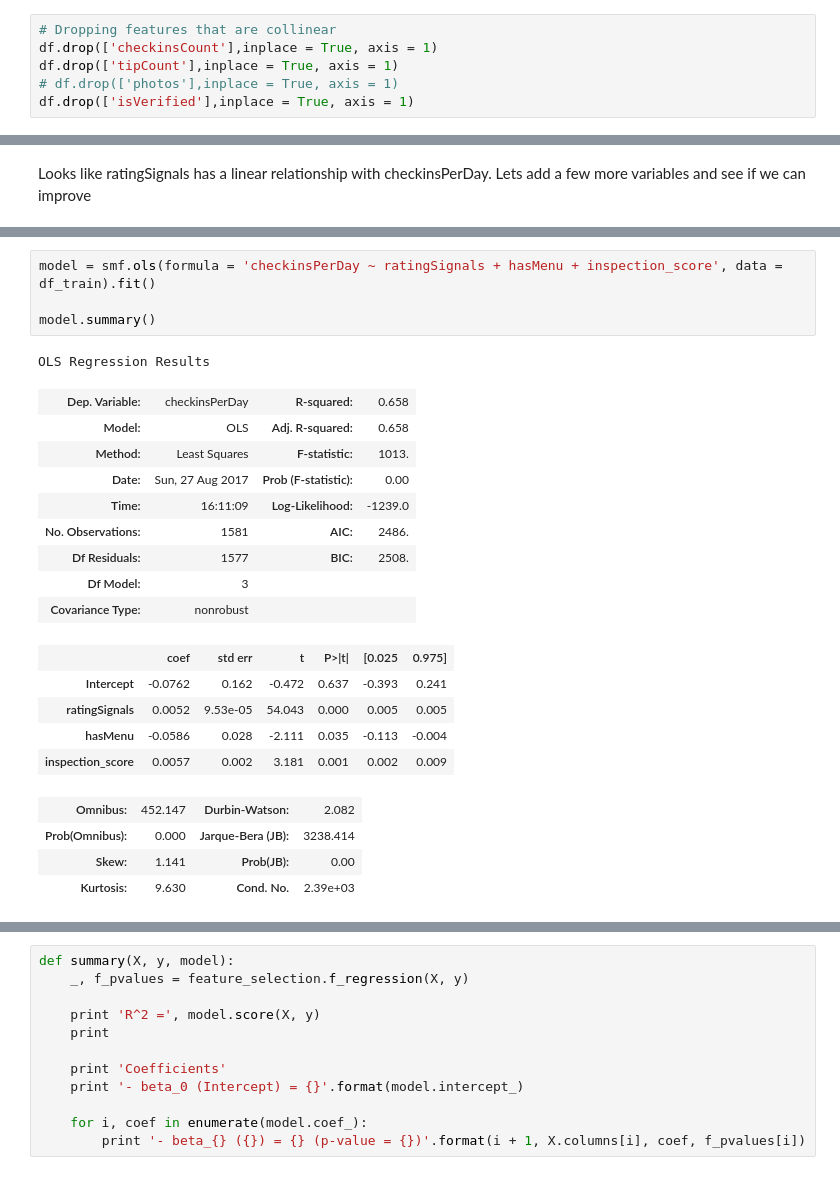
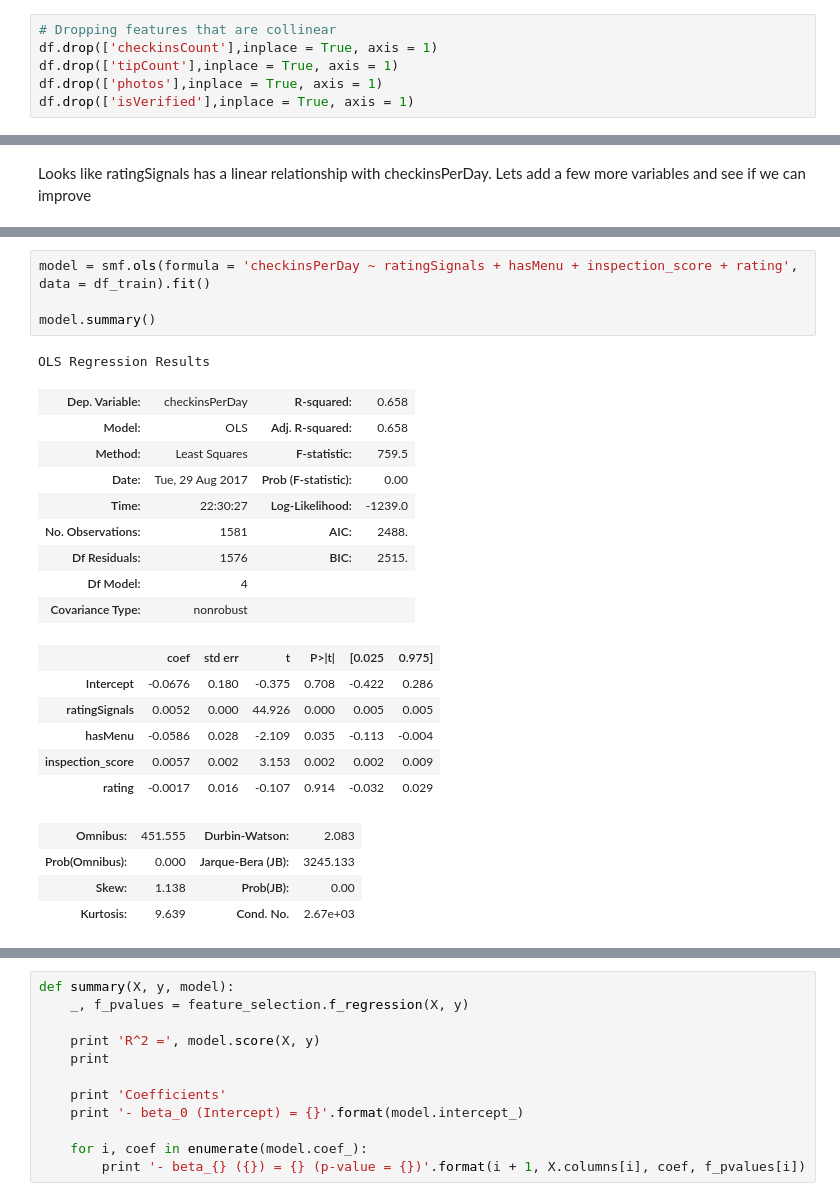
Before and after one commit to manulohiya/checkin-predictor, a Jupyter notebook: notebooks/checkin_predictor_part3.ipynb, the cells around one changed output, grey strips where cells are left out. Cells and saved outputs as stored; diff of their text form.

```diff
--- a/notebooks/checkin_predictor_part3.ipynb
+++ b/notebooks/checkin_predictor_part3.ipynb
@@ -161,7 +161,7 @@ plt.matshow(corr)
 # Dropping features that are collinear
 df.drop(['checkinsCount'],inplace = True, axis = 1)
 df.drop(['tipCount'],inplace = True, axis = 1)
-# df.drop(['photos'],inplace = True, axis = 1)
+df.drop(['photos'],inplace = True, axis = 1)
 df.drop(['isVerified'],inplace = True, axis = 1)
 # %%
 corr = df.corr()
@@ -370,26 +369,27 @@ OLS Regression Results
 | Skew: | 1.265 | Prob(JB): | 4.48e-109 |
 | Kurtosis: | 4.083 | Cond. No. | 5.76 |
 # %%
-model = smf.ols(formula = 'checkinsPerDay ~ ratingSignals + hasMenu + inspection_score', data = df_train).fit()
+model = smf.ols(formula = 'checkinsPerDay ~ ratingSignals + hasMenu + inspection_score + rating', data = df_train).fit()
 
 model.summary()
 # %% [output]
 OLS Regression Results
 | Dep. Variable: | checkinsPerDay | R-squared: | 0.658 |
 | Model: | OLS | Adj. R-squared: | 0.658 |
-| Method: | Least Squares | F-statistic: | 1013. |
-| Date: | Sun, 27 Aug 2017 | Prob (F-statistic): | 0.00 |
-| Time: | 16:11:09 | Log-Likelihood: | -1239.0 |
-| No. Observations: | 1581 | AIC: | 2486. |
-| Df Residuals: | 1577 | BIC: | 2508. |
-| Df Model: | 3 |  |  |
+| Method: | Least Squares | F-statistic: | 759.5 |
+| Date: | Tue, 29 Aug 2017 | Prob (F-statistic): | 0.00 |
+| Time: | 22:30:27 | Log-Likelihood: | -1239.0 |
+| No. Observations: | 1581 | AIC: | 2488. |
+| Df Residuals: | 1576 | BIC: | 2515. |
+| Df Model: | 4 |  |  |
 | Covariance Type: | nonrobust |  |  |
 |  | coef | std err | t | P>|t| | [0.025 | 0.975] |
-| Intercept | -0.0762 | 0.162 | -0.472 | 0.637 | -0.393 | 0.241 |
-| ratingSignals | 0.0052 | 9.53e-05 | 54.043 | 0.000 | 0.005 | 0.005 |
-| hasMenu | -0.0586 | 0.028 | -2.111 | 0.035 | -0.113 | -0.004 |
-| inspection_score | 0.0057 | 0.002 | 3.181 | 0.001 | 0.002 | 0.009 |
+| Intercept | -0.0676 | 0.180 | -0.375 | 0.708 | -0.422 | 0.286 |
+| ratingSignals | 0.0052 | 0.000 | 44.926 | 0.000 | 0.005 | 0.005 |
+| hasMenu | -0.0586 | 0.028 | -2.109 | 0.035 | -0.113 | -0.004 |
+| inspection_score | 0.0057 | 0.002 | 3.153 | 0.002 | 0.002 | 0.009 |
+| rating | -0.0017 | 0.016 | -0.107 | 0.914 | -0.032 | 0.029 |
-| Omnibus: | 452.147 | Durbin-Watson: | 2.082 |
-| Prob(Omnibus): | 0.000 | Jarque-Bera (JB): | 3238.414 |
-| Skew: | 1.141 | Prob(JB): | 0.00 |
-| Kurtosis: | 9.630 | Cond. No. | 2.39e+03 |
+| Omnibus: | 451.555 | Durbin-Watson: | 2.083 |
+| Prob(Omnibus): | 0.000 | Jarque-Bera (JB): | 3245.133 |
+| Skew: | 1.138 | Prob(JB): | 0.00 |
+| Kurtosis: | 9.639 | Cond. No. | 2.67e+03 |
```
Also changed, not shown: parts of 13 cells of this notebook.
